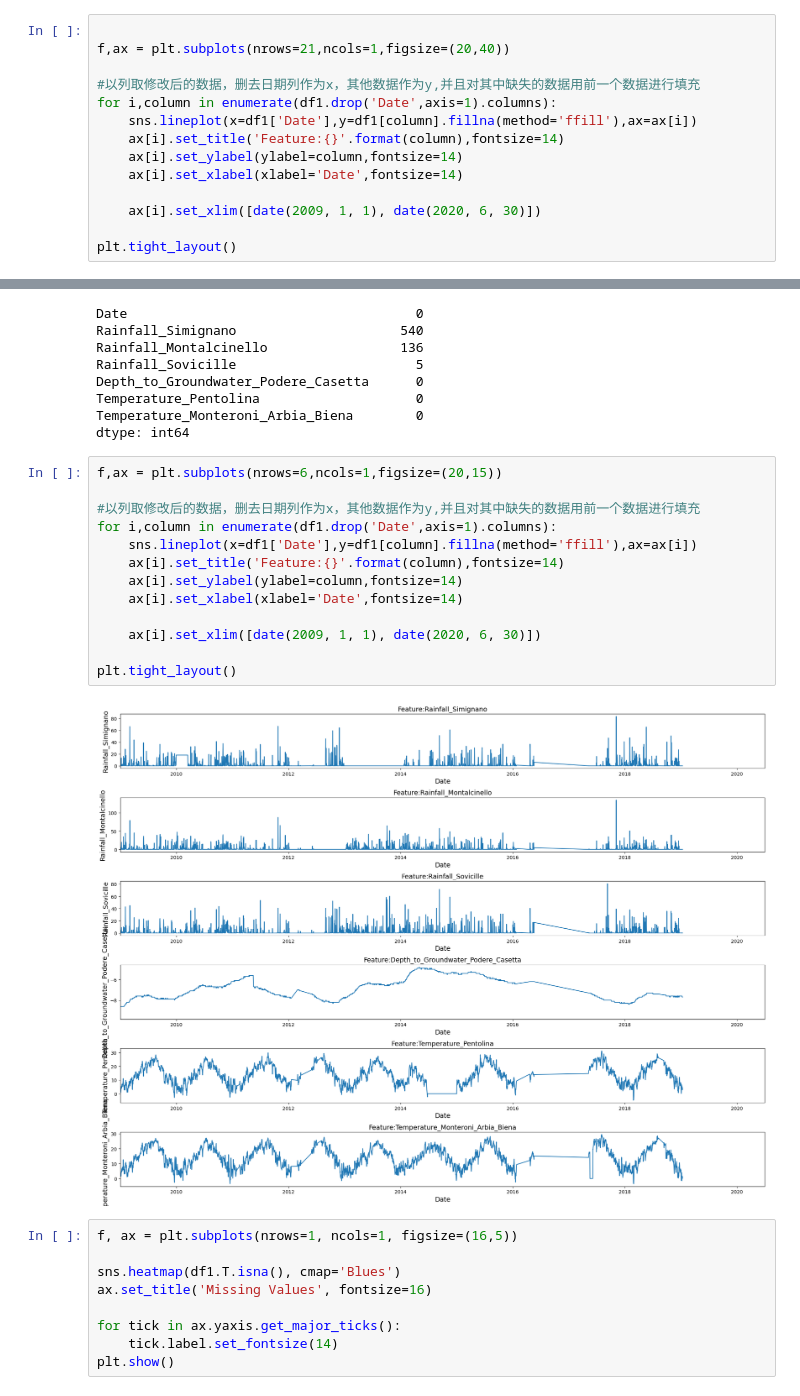
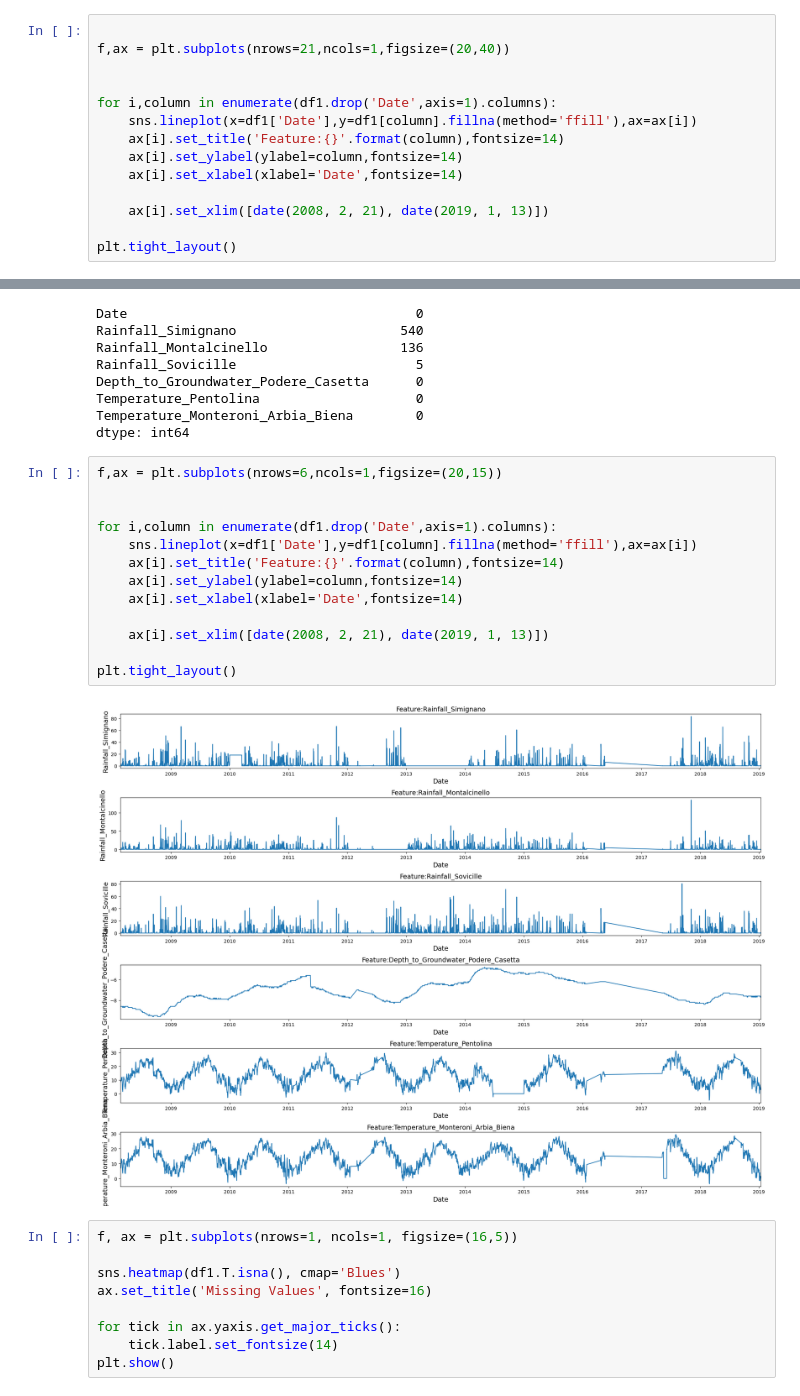
Before and after one commit to ZhouXiinlei/ml_WaterAnalytics, a Jupyter notebook: Aquifer_Luco_Process.ipynb, the cells around one changed output, grey strips where cells are left out. Saved outputs shown, nothing was run; the diff lists cells and outputs as text.

```diff
--- a/Aquifer_Luco_Process.ipynb
+++ b/Aquifer_Luco_Process.ipynb
@@ -50,14 +50,14 @@ df1.head()
 
 f,ax = plt.subplots(nrows=21,ncols=1,figsize=(20,40))
 
-#以列取修改后的数据，删去日期列作为x，其他数据作为y,并且对其中缺失的数据用前一个数据进行填充
+
 for i,column in enumerate(df1.drop('Date',axis=1).columns):
     sns.lineplot(x=df1['Date'],y=df1[column].fillna(method='ffill'),ax=ax[i])
     ax[i].set_title('Feature:{}'.format(column),fontsize=14)
     ax[i].set_ylabel(ylabel=column,fontsize=14)
     ax[i].set_xlabel(xlabel='Date',fontsize=14)
 
-    ax[i].set_xlim([date(2009, 1, 1), date(2020, 6, 30)])
+    ax[i].set_xlim([date(2008, 2, 21), date(2019, 1, 13)])
 
 plt.tight_layout()
 # %% [output]
@@ -100,18 +100,18 @@ dtype: int64
 # %%
 f,ax = plt.subplots(nrows=6,ncols=1,figsize=(20,15))
 
-#以列取修改后的数据，删去日期列作为x，其他数据作为y,并且对其中缺失的数据用前一个数据进行填充
+
 for i,column in enumerate(df1.drop('Date',axis=1).columns):
     sns.lineplot(x=df1['Date'],y=df1[column].fillna(method='ffill'),ax=ax[i])
     ax[i].set_title('Feature:{}'.format(column),fontsize=14)
     ax[i].set_ylabel(ylabel=column,fontsize=14)
     ax[i].set_xlabel(xlabel='Date',fontsize=14)
 
-    ax[i].set_xlim([date(2009, 1, 1), date(2020, 6, 30)])
+    ax[i].set_xlim([date(2008, 2, 21), date(2019, 1, 13)])
 
 plt.tight_layout()
 # %% [output]
-[figure, old version]
+[figure, new version]
 # %%
 f, ax = plt.subplots(nrows=1, ncols=1, figsize=(16,5))
 
```
Also changed, not shown: parts of 3 cells of this notebook.
